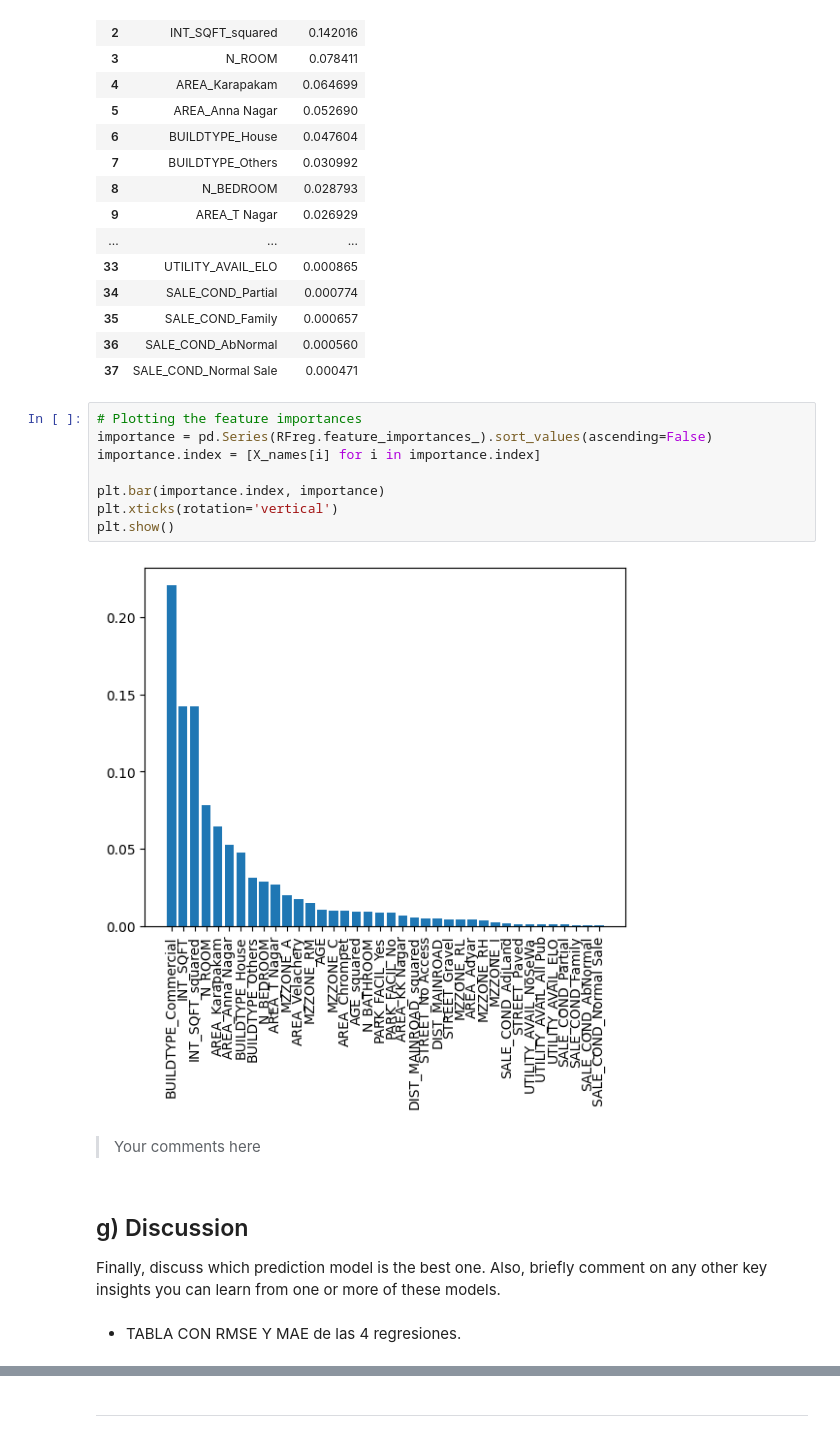
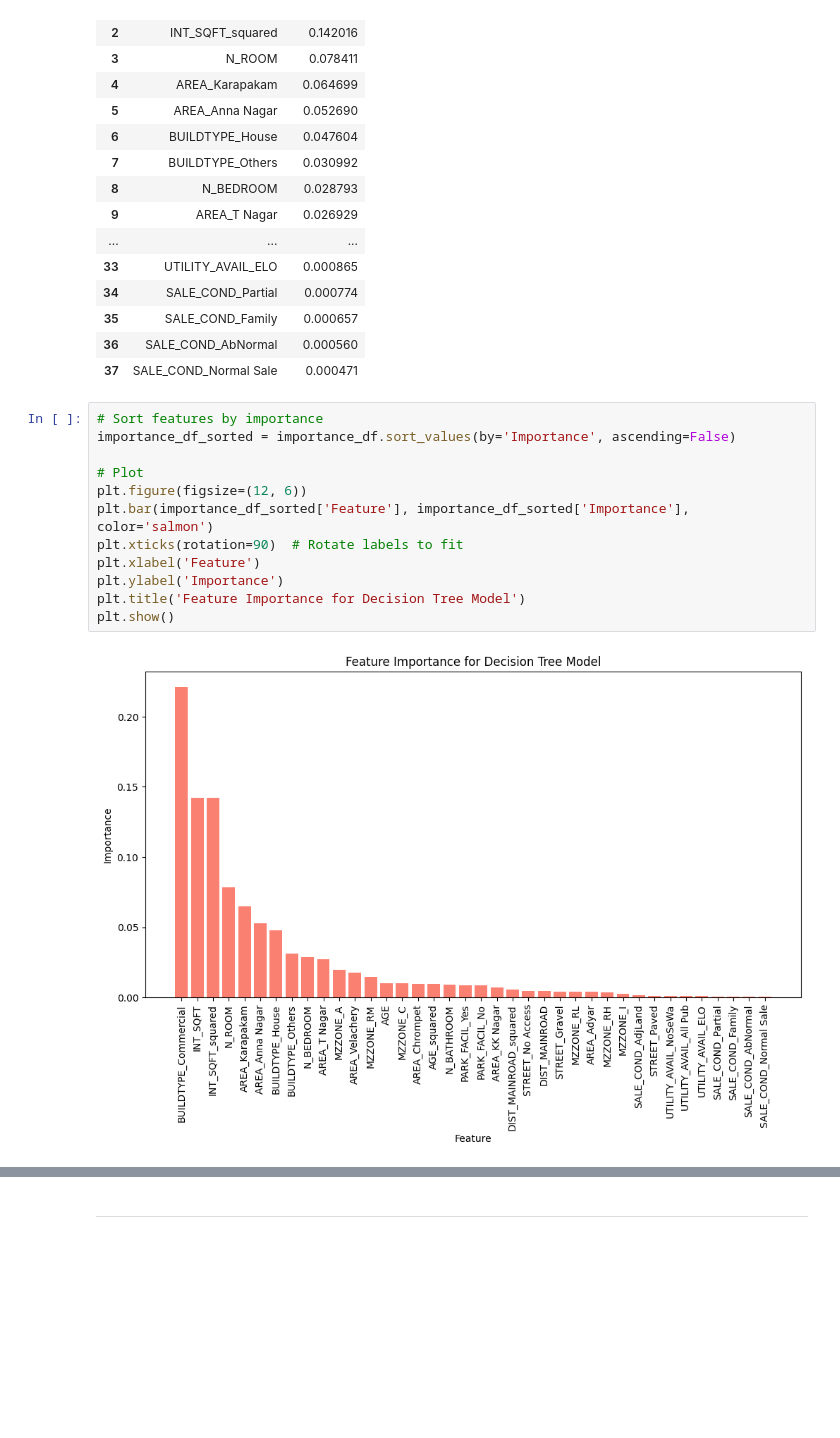
Before and after one commit to JoseEliasDuranRoa/Prediction-Models-for-Housing-Prices-in-Chennai, a Jupyter notebook: ProblemSet1_DuránRoa_JoséElías.ipynb, the cells around one changed output, grey strips where cells are left out. Cells and saved outputs as stored; diff of their text form; blank space fills up the shorter version.

```diff
--- a/ProblemSet1_DuránRoa_JoséElías.ipynb
+++ b/ProblemSet1_DuránRoa_JoséElías.ipynb
@@ -716,22 +729,17 @@ importance_df
 | 35 | SALE_COND_Family | 0.000657 |
 | 36 | SALE_COND_AbNormal | 0.000560 |
 | 37 | SALE_COND_Normal Sale | 0.000471 |
-# %%
-# Plotting the feature importances
-importance = pd.Series(RFreg.feature_importances_).sort_values(ascending=False)
-importance.index = [X_names[i] for i in importance.index]
-
-plt.bar(importance.index, importance)
-plt.xticks(rotation='vertical')
-plt.show()
-# %% [output]
-[figure, removed]
-# %% [markdown]
-
-> Your comments here
-# %% [markdown]
-## g) Discussion
-
-Finally, discuss which prediction model is the best one. Also, briefly comment on any other key insights you can learn from one or more of these models.
-# %% [markdown]
-* TABLA CON RMSE Y MAE de las 4 regresiones.
+# %%
+# Sort features by importance
+importance_df_sorted = importance_df.sort_values(by='Importance', ascending=False)
+
+# Plot
+plt.figure(figsize=(12, 6))
+plt.bar(importance_df_sorted['Feature'], importance_df_sorted['Importance'], color='salmon')
+plt.xticks(rotation=90)  # Rotate labels to fit
+plt.xlabel('Feature')
+plt.ylabel('Importance')
+plt.title('Feature Importance for Decision Tree Model')
+plt.show()
+# %% [output]
+[figure, added]
```
Also changed, not shown: parts of 18 cells of this notebook.
